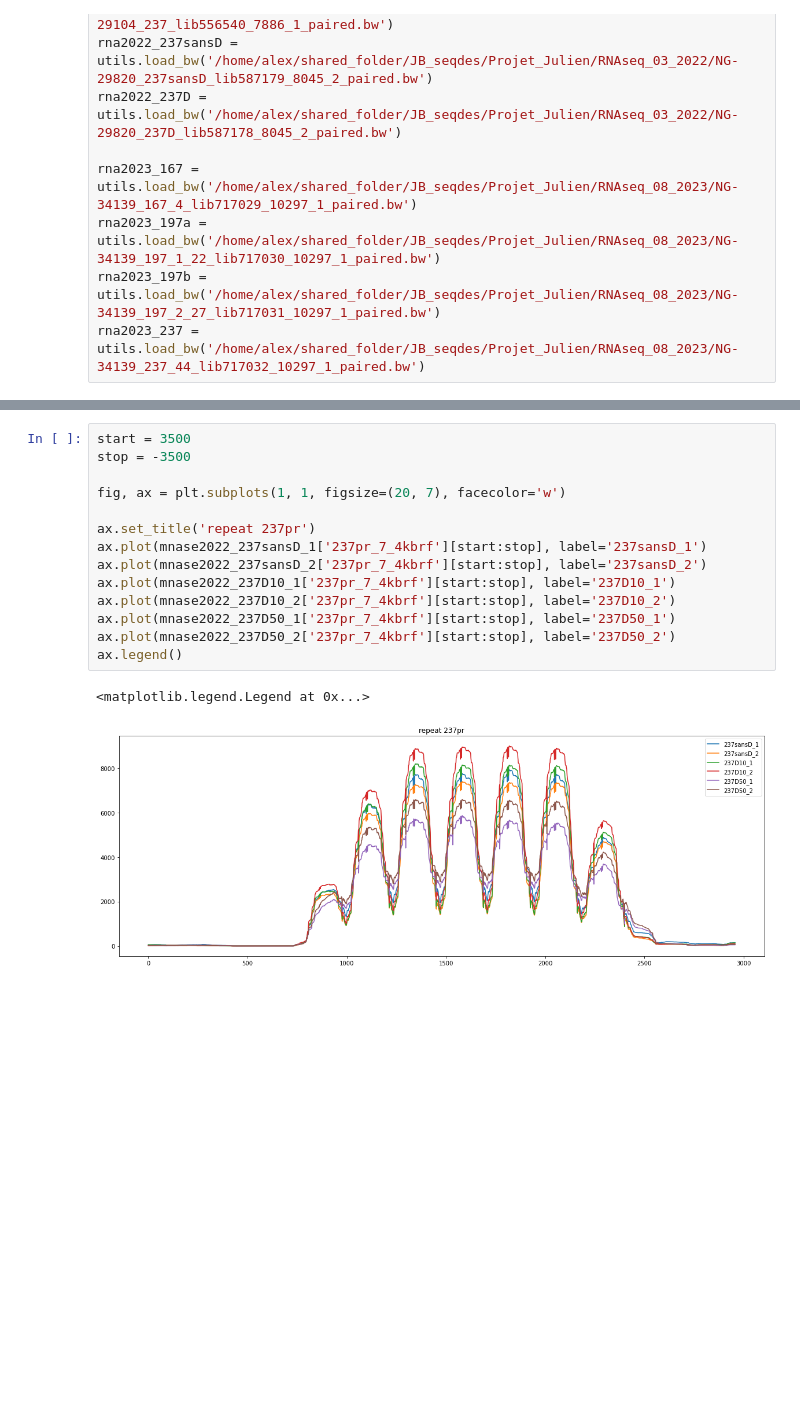
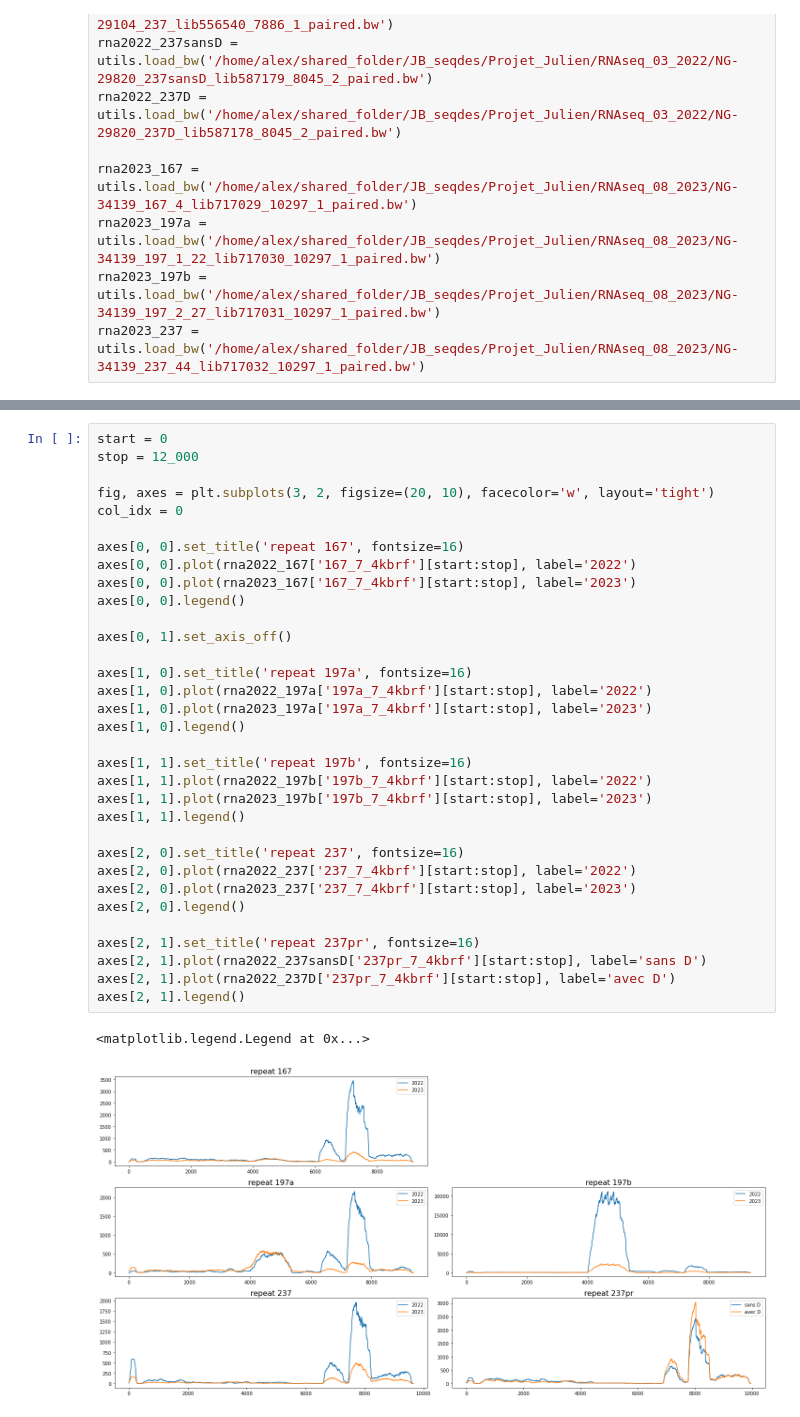
Before and after one commit to Alexwestbrook/mnhn-internship_DeepCNN_ChIP-seq, a Jupyter notebook: JB_alignment_analysis.ipynb, the cells around one changed output, grey strips where cells are left out. Cells and saved outputs as stored; diff of their text form; blank space fills up the shorter version.

```diff
--- a/JB_alignment_analysis.ipynb
+++ b/JB_alignment_analysis.ipynb
@@ -150,17 +174,36 @@ axes[0, 0].legend(h, l)
-# %%
-start = 3500
-stop = -3500
-
-fig, ax = plt.subplots(1, 1, figsize=(20, 7), facecolor='w')
-
-ax.set_title('repeat 237pr')
-ax.plot(mnase2022_237sansD_1['237pr_7_4kbrf'][start:stop], label='237sansD_1')
-ax.plot(mnase2022_237sansD_2['237pr_7_4kbrf'][start:stop], label='237sansD_2')
-ax.plot(mnase2022_237D10_1['237pr_7_4kbrf'][start:stop], label='237D10_1')
-ax.plot(mnase2022_237D10_2['237pr_7_4kbrf'][start:stop], label='237D10_2')
-ax.plot(mnase2022_237D50_1['237pr_7_4kbrf'][start:stop], label='237D50_1')
-ax.plot(mnase2022_237D50_2['237pr_7_4kbrf'][start:stop], label='237D50_2')
-ax.legend()
-# %% [output]
-<matplotlib.legend.Legend at 0x...>
-[figure, removed]
+# %%
+start = 0
+stop = 12_000
+
+fig, axes = plt.subplots(3, 2, figsize=(20, 10), facecolor='w', layout='tight')
+col_idx = 0
+
+axes[0, 0].set_title('repeat 167', fontsize=16)
+axes[0, 0].plot(rna2022_167['167_7_4kbrf'][start:stop], label='2022')
+axes[0, 0].plot(rna2023_167['167_7_4kbrf'][start:stop], label='2023')
+axes[0, 0].legend()
+
+axes[0, 1].set_axis_off()
+
+axes[1, 0].set_title('repeat 197a', fontsize=16)
+axes[1, 0].plot(rna2022_197a['197a_7_4kbrf'][start:stop], label='2022')
+axes[1, 0].plot(rna2023_197a['197a_7_4kbrf'][start:stop], label='2023')
+axes[1, 0].legend()
+
+axes[1, 1].set_title('repeat 197b', fontsize=16)
+axes[1, 1].plot(rna2022_197b['197b_7_4kbrf'][start:stop], label='2022')
+axes[1, 1].plot(rna2023_197b['197b_7_4kbrf'][start:stop], label='2023')
+axes[1, 1].legend()
+
+axes[2, 0].set_title('repeat 237', fontsize=16)
+axes[2, 0].plot(rna2022_237['237_7_4kbrf'][start:stop], label='2022')
+axes[2, 0].plot(rna2023_237['237_7_4kbrf'][start:stop], label='2023')
+axes[2, 0].legend()
+
+axes[2, 1].set_title('repeat 237pr', fontsize=16)
+axes[2, 1].plot(rna2022_237sansD['237pr_7_4kbrf'][start:stop], label='sans D')
+axes[2, 1].plot(rna2022_237D['237pr_7_4kbrf'][start:stop], label='avec D')
+axes[2, 1].legend()
+# %% [output]
+<matplotlib.legend.Legend at 0x...>
+[figure, added]
```
Also changed, not shown: parts of 6 cells of this notebook.
